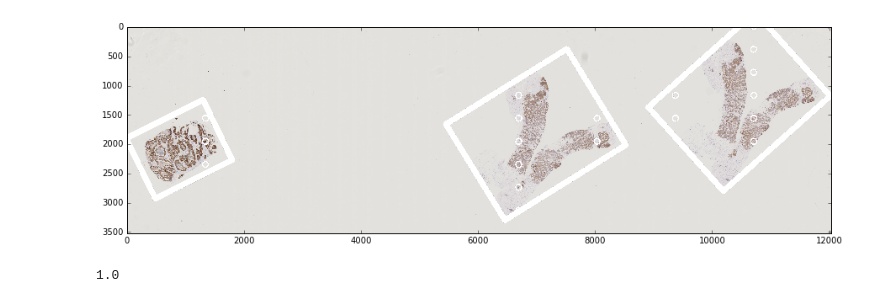
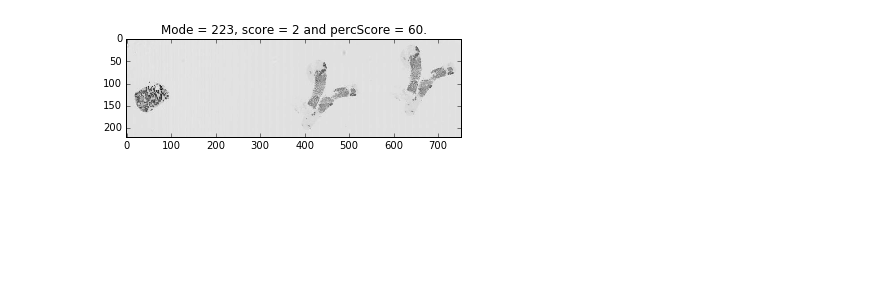
Before and after one commit to mattdns1006/her2, a Jupyter notebook: her2Image.ipynb, the cells around one changed output. Saved outputs shown, nothing was run; the diff lists cells and outputs as text; code cells hidden in the pictures; blank space fills up the shorter version.

```diff
--- a/her2Image.ipynb
+++ b/her2Image.ipynb
@@ -9,97 +9,47 @@ from scipy.stats import mstats
 from functools import reduce
 from operator import mul
 %matplotlib inline
+
+from pylab import rcParams
+rcParams['figure.figsize'] = 15, 15
 # %%
 groundTruth = pd.read_csv("data/groundTruth.csv")
 class her2Image():
     def __init__(self,caseNumber):
 
         case = groundTruth.loc[groundTruth.CaseNo==caseNumber]
         self.score, self.percScore = case["HeR2 SCORE"].values[0], case["PERCENTAGE CELLS WITH COMPLETE MEMBRANE STAINING IRRESPECTIVE OF INTENSITY"].values[0]
 
         self.her2 = openslide.open_slide('data/'+str(caseNumber)+'_HER2.ndpi') # Main image object in wdi format
         #self.he = openslide.open_slide('data/'+str(caseNumber)+'_HE.ndpi')
         self.nLevels = self.her2.level_count # Number of levels
         self.level = self.nLevels - 3
         self.lowResDims = self.her2.level_dimensions[self.level] #3 is arbitrary but works
-        lowRes = np.asarray(self.her2.read_region((0,0),self.level,(self.lowResDims[0],self.lowResDims[1])))
-        self.lowRes = cv2.cvtColor(lowRes, cv2.COLOR_RGB2GRAY) # Grayscale
+        self.lowResRGB = np.asarray(self.her2.read_region((0,0),self.level,(self.lowResDims[0],self.lowResDims[1])))
+        self.lowRes = cv2.cvtColor(self.lowResRGB, cv2.COLOR_RGB2GRAY) # Grayscale
         self.lowResArea = reduce(mul,self.lowResDims) # Area of image
         self.mode = mstats.mode(self.lowRes,axis=None)[0]
+
+        # Thresholded image
+        img = cv2.GaussianBlur(self.lowRes,(47,47),0)
+        ret,self.thresh = cv2.threshold(img,mstats.mode(img,axis=None)[0]-4,255,1)
 
     def show(self):
         plt.imshow(self.lowRes,cm.gray)
         plt.title(("Mode = %d, score = %d and percScore = %d." % (self.mode,self.score,self.percScore)))
         plt.show()
 
-    def features(self,show=0):
-        img = cv2.GaussianBlur(self.lowRes,(47,47),0)
-        ret,thresh = cv2.threshold(img,mstats.mode(img,axis=None)[0]-4,255,1)
-        contours,hierarchy = cv2.findContours(thresh, 1, 2)
-        self.featureCount = 0
-        self.boxes = []
-        for cnt in contours:
-
-            #cnt = contours[0]
-            M = cv2.moments(cnt)
-
-            rect = cv2.minAreaRect(cnt)
-            area = reduce(mul,rect[1])
-            if area > self.lowResArea*0.01:
-                self.featureCount += 1
-                box = cv2.cv.BoxPoints(rect)
-                box = np.int0(box)
-                self.boxes.append(box)
-                cv2.drawContours(self.lowRes,[box],0,(0,255,255),2)
-
-        if show == 1: # Display image
-            plt.figure(figsize=(10,10))
-            plt.imshow(self.lowRes,cmap=cm.gray)
-            plt.title("Number of features found = %d" % self.featureCount)
-            plt.show()
 
     def upScale(self,level,show=0):
         self.highResLevel = level
         self.highResSF = np.power(2,self.level-self.highResLevel)
         self.highlevelDims = self.her2.level_dimensions[level]
         self.highRes = np.asarray(self.her2.read_region((0,0),self.highResLevel,(self.highlevelDims[0],self.highlevelDims[1])))
-        self.scaledBoxes = [box*self.highResSF for box in self.boxes]
-        for box in self.scaledBoxes:
-            cv2.drawContours(self.highRes,[box],-1,(0,0,0),100)
-        #return scaledBoxes, region
-        if show == 1:
-            plt.figure(figsize=(10,10))
-            plt.imshow(self.highRes)
-            plt.show()
+
 
 
 for i in groundTruth.CaseNo.values[1:2]:
     eg = her2Image(i)
-    eg.features(show=0)
-    #print(eg.level)
-    #print(eg.boxes)
-    eg.upScale(4,show=0)
+    eg.show()
+# %% [output]
+[figure, added]
-# %%
-nInterval = 10
-coords = [np.linspace(0,dim,nInterval).astype(np.uint32) for dim in eg.highlevelDims]
-for i in range(coords[0].shape[0]):
-    for j in range(coords[1].shape[0]):
-        for box in eg.scaledBoxes:
-            test = cv2.pointPolygonTest(box,(coords[0][i],coords[1][j]),False)
-            if test == 1:
-                cv2.circle(eg.highRes,(coords[0][i], coords[1][j]),50,(255,0,255),thickness=20)
-                break
-            else:
-                #cv2.circle(eg.highRes,(coords[0][i], coords[1][j]),50,(0,0,0),thickness=-2)
-                pass
-        #print(col)
-
-plt.figure(figsize=(15,15))
-plt.imshow(eg.highRes)
-plt.show()
-# %% [output]
-[figure, removed]
-# %%
-cv2.pointPolygonTest(eg.scaledBoxes[0],(1000,2500),False)
-# %% [output]
-1.0
```
Also changed, not shown: parts of 5 cells of this notebook.
